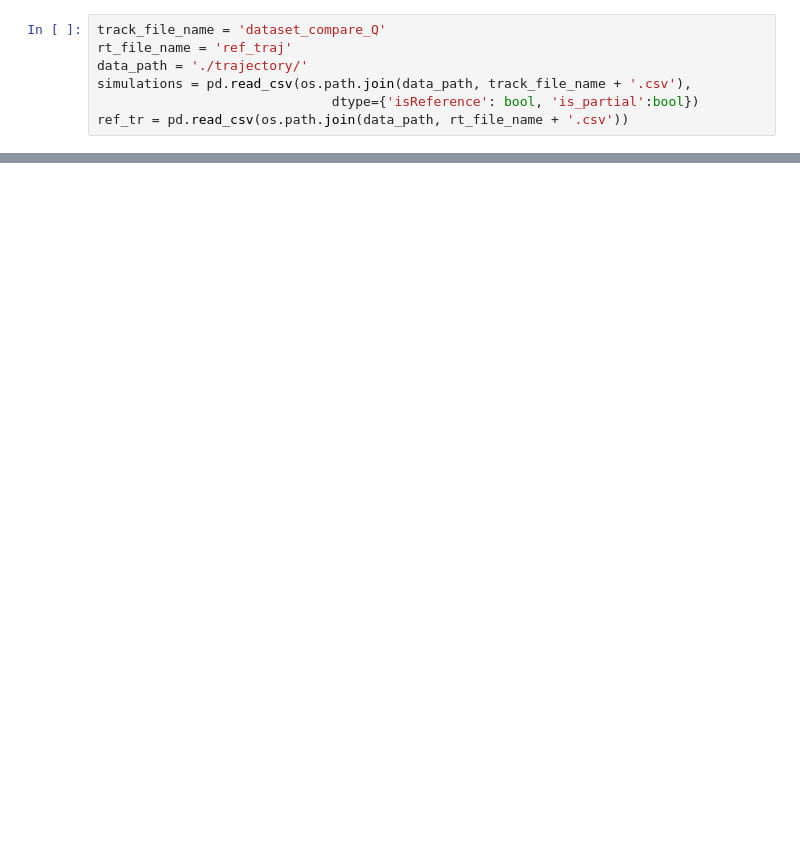
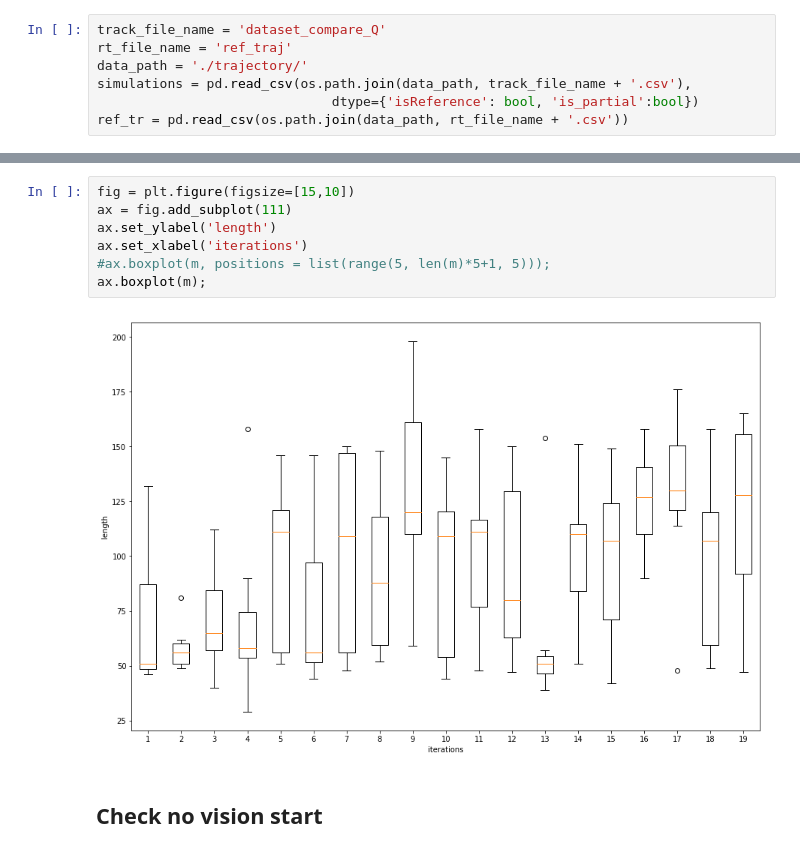
Before and after one commit to madhop/baRricheLlo, a Jupyter notebook: Untitled.ipynb, the cells around one changed output, grey strips where cells are left out. Drawn from its saved outputs; the diff is of its cells as text; blank space fills up the shorter version.

```diff
--- a/Untitled.ipynb
+++ b/Untitled.ipynb
@@ -110,0 +88,11 @@ ax.plot(m)
+# %%
+fig = plt.figure(figsize=[15,10])
+ax = fig.add_subplot(111)
+ax.set_ylabel('length')
+ax.set_xlabel('iterations')
+#ax.boxplot(m, positions = list(range(5, len(m)*5+1, 5)));
+ax.boxplot(m);
+# %% [output]
+[figure, added]
+# %% [markdown]
+## Check no vision start
```
Also changed, not shown: parts of 11 cells of this notebook, 1 other file.
